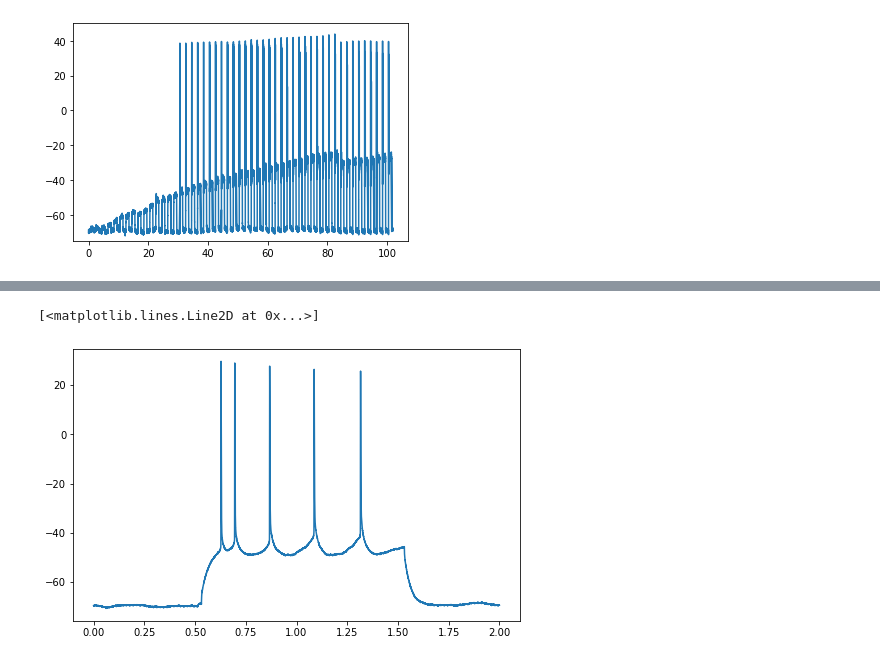
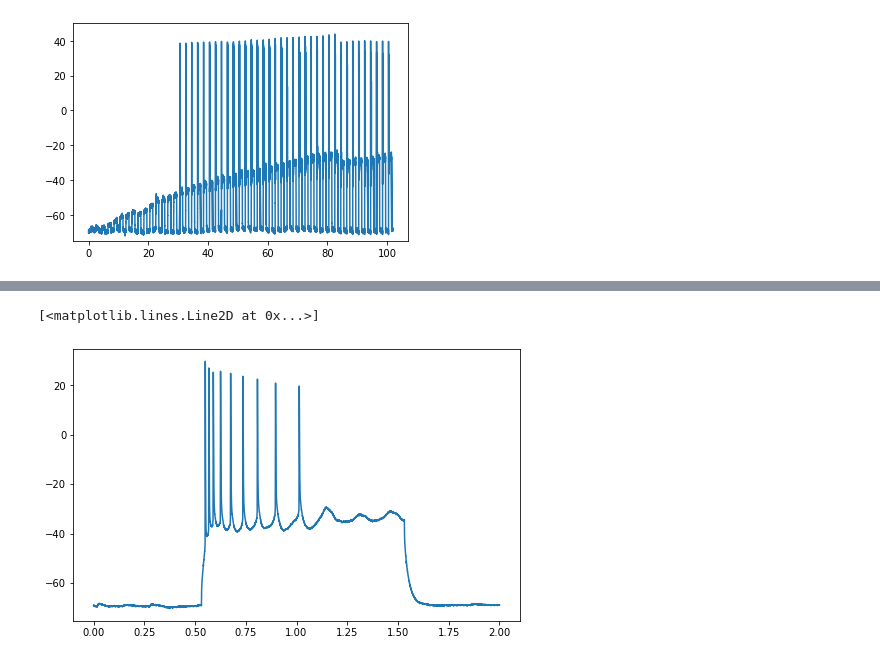
Before and after one commit to hstrey/Modeling-SDEs, a Jupyter notebook: spiking.ipynb, the cells around one changed output, grey strips where cells are left out. Cells and saved outputs as stored; diff of their text form; code cells hidden in the pictures.

```diff
--- a/spiking.ipynb
+++ b/spiking.ipynb
@@ -36,8 +50,9 @@ plt.ylim((-75,50))
 # %%
 abf = pyabf.ABF("neuron firing data/raw/PC044_0003.abf")
-abf.setSweep(4)
+abf.setSweep(8)
 plt.figure(figsize=(8, 5))
 plt.plot(abf.sweepX, abf.sweepY)
+#plt.plot(abf.sweepX, abf.sweepC)
 # %% [output]
 [<matplotlib.lines.Line2D at 0x...>]
-[figure, old version]
+[figure, new version]
```
Also changed, not shown: parts of 2 cells of this notebook, 2 other files.
